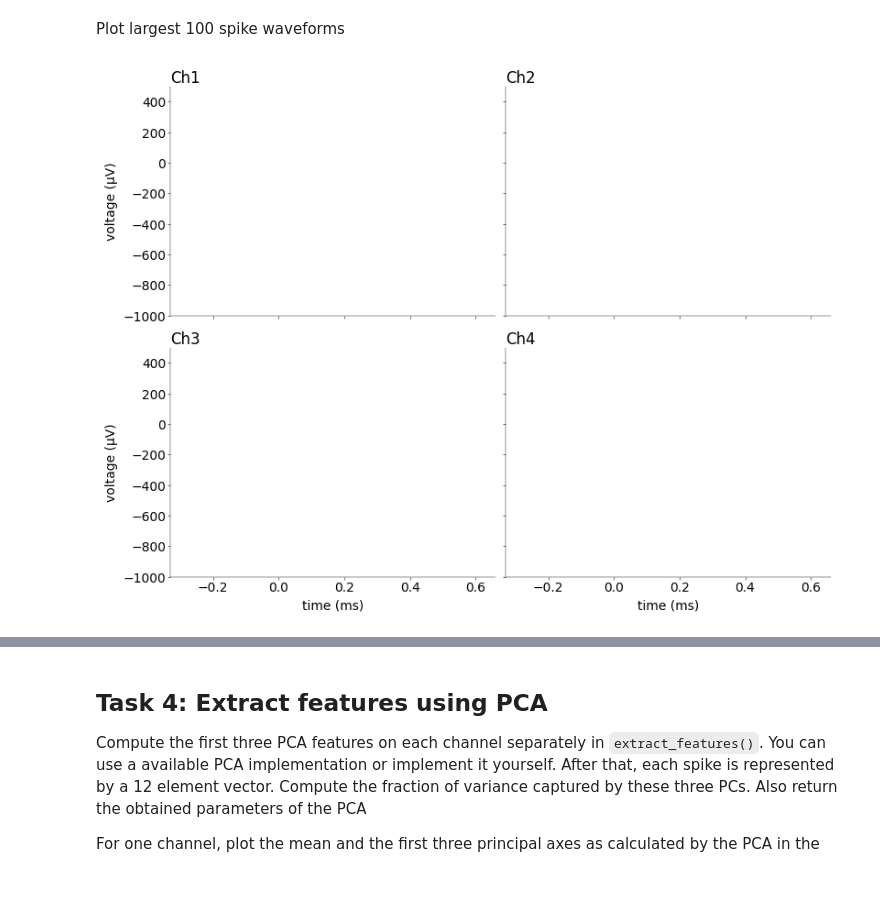
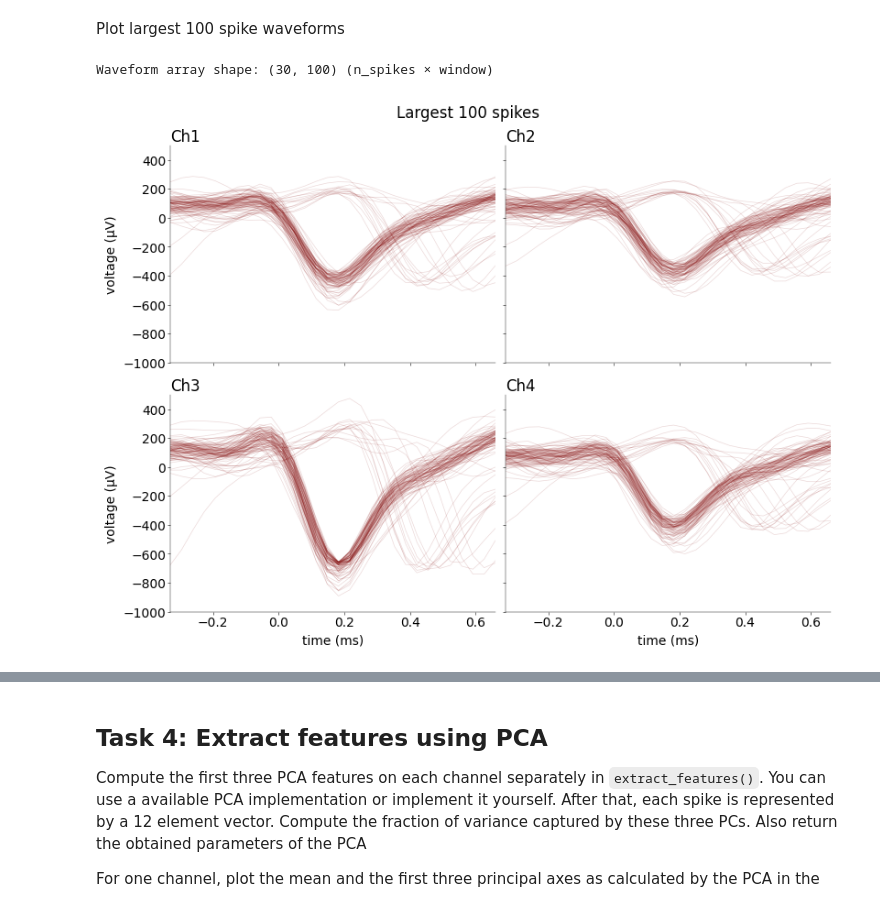
Before and after one commit to luciagrandegon/Neural-Data-Science-2026-Ex1, a Jupyter notebook: notebooks/CodingLab1.ipynb, the cells around one changed output, grey strips where cells are left out. Cells and saved outputs as stored; diff of their text form; code cells hidden in the pictures.

```diff
--- a/notebooks/CodingLab1.ipynb
+++ b/notebooks/CodingLab1.ipynb
@@ -309,10 +309,7 @@ def detect_spikes(
 
     # np.max()looks across the columns (your 4 channels) for each individual row (each time sample) and pulls out the highest value, just like
 
-    composite_signal = np.min(
-        (x.values), axis=1
-    )  # all the channels are merged into one to avoid the detection of the same spike twice
-
+    composite_signal = np.min((x.values), axis=1)
     composite_sig_mean = np.mean(composite_signal)
     centered_data = np.abs(composite_signal - composite_sig_mean)
     rob_std = np.median(centered_data) / 0.6745
@@ -502,13 +502,17 @@ for i, col in enumerate(cols):
     # --- The Plotting Bit ---
     # Extract the 100 spikes for the CURRENT channel (i)
     # Transposing it (.T) reshapes it to (time_samples, num_spikes)
-    channel_data = resulting_waveforms[:, :, i].T
 
     # Plot all 100 lines at once!
     # alpha=0.15 makes them semi-transparent so overlapping lines turn darker
-    ax[col].plot(t_wave, channel_data, color="olive", alpha=0.15, linewidth=0.5)
+    channel_data = first_hundred_wf[:, :, i].T
+    t_waveform = np.linspace(-0.33, 0.66, 30)
 
-print(f"Waveform array shape: {first_hundred_wf.shape} (n_spikes × window × channels)")
+    ax[col].plot(t_waveform, channel_data, color="olive", alpha=0.15, linewidth=0.5)
+
+print(
+    f"Waveform for a given channel array shape: {channel_data.shape} (n_spikes × window)"
+)
 fig.suptitle("First 100 spikes")
 plt.show()
 # %% [output]
@@ -519,28 +523,47 @@ Plot largest 100 spike waveforms
 # %%
 # largest 100 spikes
 
 # In extracellular recordings, the downward deflection is usually the greater (sink),
 # since the greater potential variation is recorded here
+"""
+largest_spikes = sorted(spiking_events)[-100:]
+hundred_largest_wf = extract_waveforms(xf, largest_spikes)
+"""
 
-largest_spikes = sorted(xf)[:100]
-largest_spike_indexes = largest_spikes / fs * 1000
+# get the 100 largest peaks ---> then the indexes;
+
+all_waveforms = extract_waveforms(xf, spiking_events)
+simplified_spike = np.min(
+    all_waveforms, axis=(1, 2)
+)  # all the channels are merged into one to avoid the detection of the same spike twice and we retrieve the most negative value per spike
+idx_sorted = np.argsort(simplified_spike)  # ascending = most negative first
+largest_spikes = all_waveforms[idx_sorted[0:100]]
+
 fig, ax = plt.subplot_mosaic(
     mosaic=mosaic, figsize=(8, 6), layout="constrained", dpi=100
 )
 
 for i, col in enumerate(cols):
 
     # labeling etc
     ax[col].set_ylim((-1000, 500))
     ax[col].set_xlim((-0.33, 0.66))
     ax[col].set_title(col, loc="left")
     if col == "Ch3" or col == "Ch4":
         ax[col].set_xlabel("time (ms)")
     else:
         ax[col].set_xticklabels([])
     if col == "Ch1" or col == "Ch3":
         ax[col].set_ylabel("voltage (μV)")
     else:
         ax[col].set_yticklabels([])
+
+    channel_data_2 = largest_spikes[:, :, i].T
+    ax[col].plot(t_waveform, channel_data_2, color="maroon", alpha=0.15, linewidth=0.5)
+
+print(f"Waveform array shape: {channel_data_2.shape} (n_spikes × window)")
+fig.suptitle("Largest 100 spikes")
+plt.show()
 # %% [output]
+Waveform array shape: (30, 100) (n_spikes × window)
-[figure, old version]
+[figure, new version]
```
Also changed, not shown: parts of 12 cells of this notebook.
